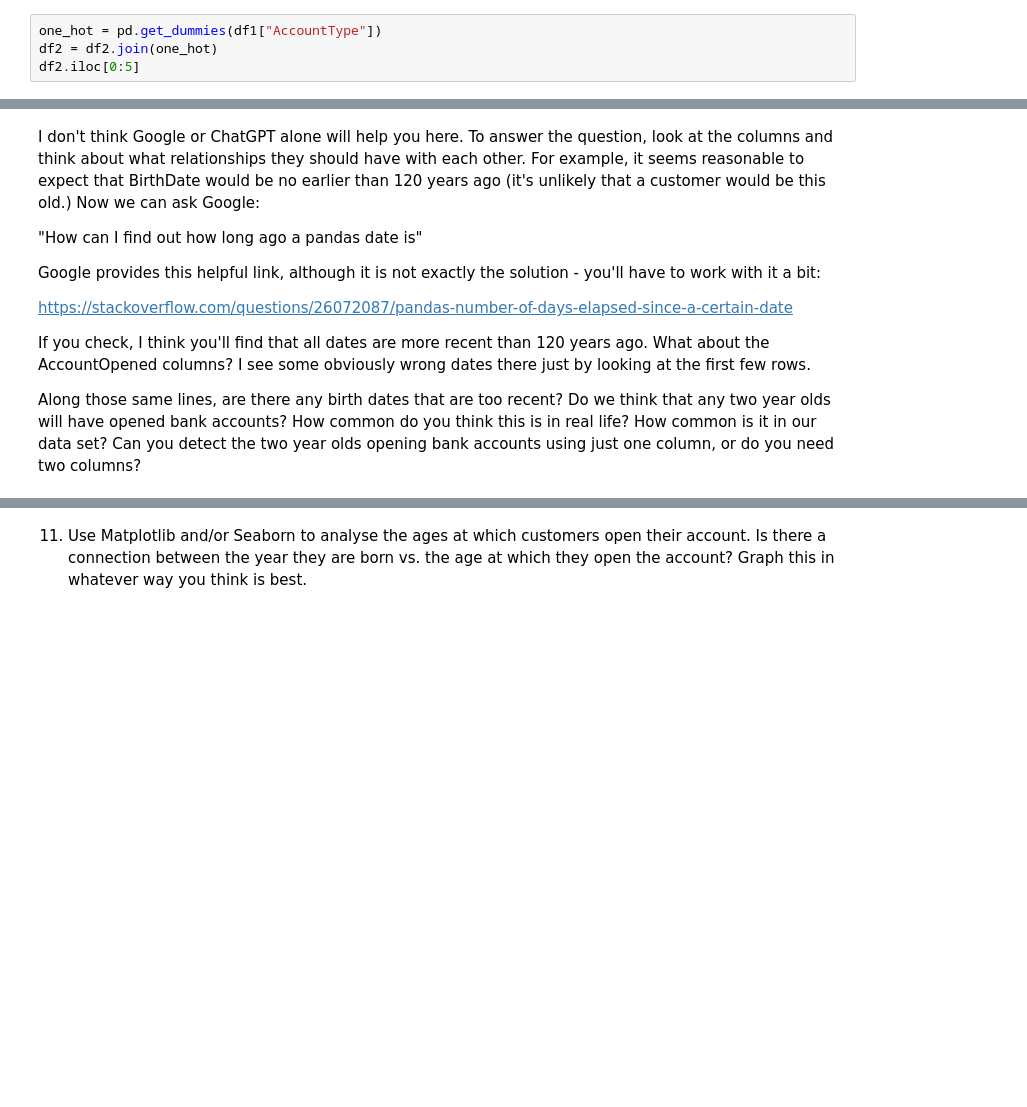
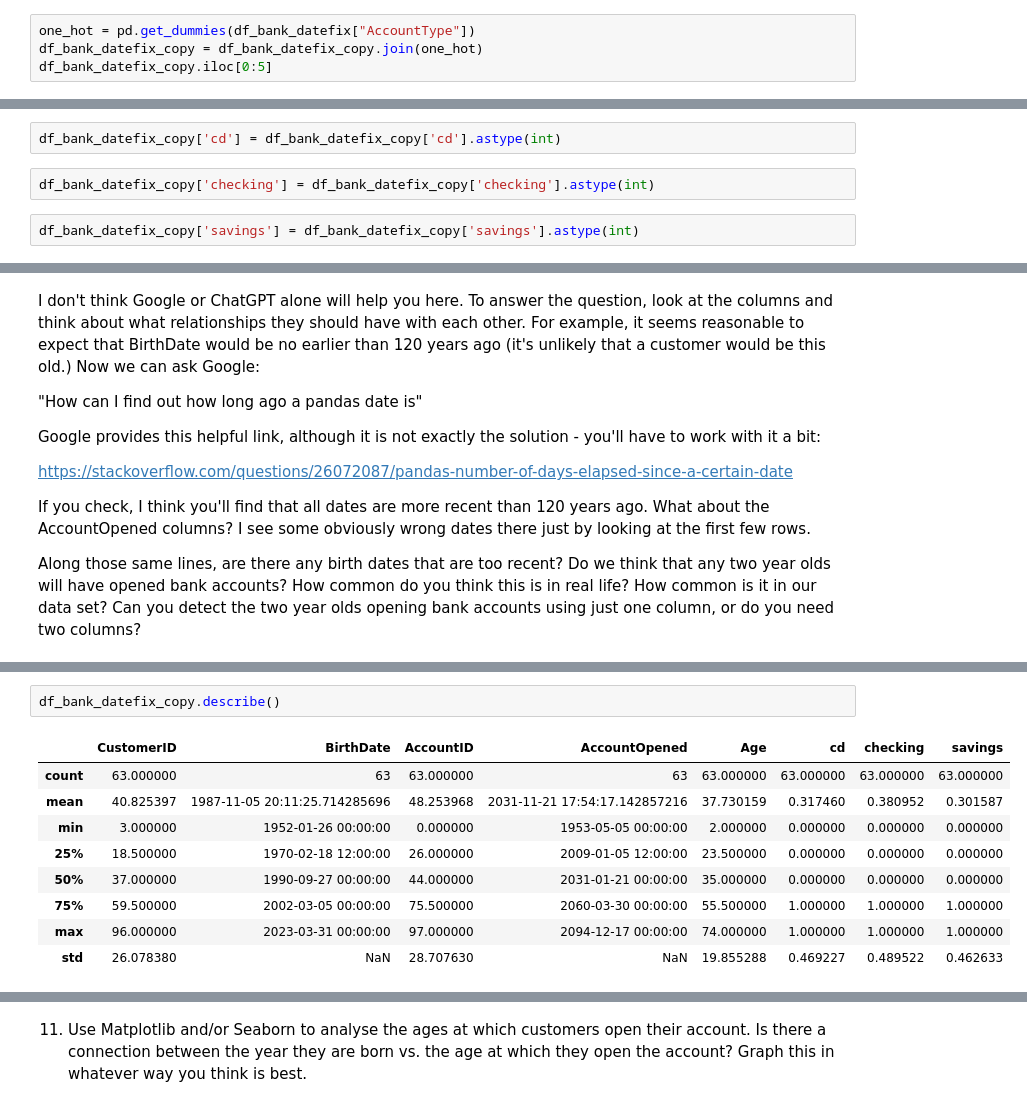
Before and after one commit to Haleymussary00/Module-B-semester-2, a Jupyter notebook: Week1.ipynb, the cells around one changed output, grey strips where cells are left out. Drawn from its saved outputs; the diff is of its cells as text; blank space fills up the shorter version.

```diff
--- a/Week1.ipynb
+++ b/Week1.ipynb
@@ -549,4 +546,4 @@ Suggested Google search or ChatGPT prompt: "how can I find out the mean, median,
 # %%
-one_hot = pd.get_dummies(df1["AccountType"])
-df2 = df2.join(one_hot)
-df2.iloc[0:5]
+one_hot = pd.get_dummies(df_bank_datefix["AccountType"])
+df_bank_datefix_copy = df_bank_datefix_copy.join(one_hot)
+df_bank_datefix_copy.iloc[0:5]
@@ -555,3 +579,9 @@ Now, change the cd, checking, and savings columns into integers.
+# %%
+df_bank_datefix_copy['cd'] = df_bank_datefix_copy['cd'].astype(int)
+# %%
+df_bank_datefix_copy['checking'] = df_bank_datefix_copy['checking'].astype(int)
+# %%
+df_bank_datefix_copy['savings'] = df_bank_datefix_copy['savings'].astype(int)
 # %% [markdown]
 10. Are there any other data values that do not seem right?  If not, give an example?
 # %% [markdown]
@@ -568,0 +619,12 @@ Along those same lines, are there any birth dates that are too recent?  Do we th
+# %%
+df_bank_datefix_copy.describe()
+# %% [output]
+|  | CustomerID | BirthDate | AccountID | AccountOpened | Age | cd | checking | savings |
+| count | 63.000000 | 63 | 63.000000 | 63 | 63.000000 | 63.000000 | 63.000000 | 63.000000 |
+| mean | 40.825397 | 1987-11-05 20:11:25.714285696 | 48.253968 | 2031-11-21 17:54:17.142857216 | 37.730159 | 0.317460 | 0.380952 | 0.301587 |
+| min | 3.000000 | 1952-01-26 00:00:00 | 0.000000 | 1953-05-05 00:00:00 | 2.000000 | 0.000000 | 0.000000 | 0.000000 |
+| 25% | 18.500000 | 1970-02-18 12:00:00 | 26.000000 | 2009-01-05 12:00:00 | 23.500000 | 0.000000 | 0.000000 | 0.000000 |
+| 50% | 37.000000 | 1990-09-27 00:00:00 | 44.000000 | 2031-01-21 00:00:00 | 35.000000 | 0.000000 | 0.000000 | 0.000000 |
+| 75% | 59.500000 | 2002-03-05 00:00:00 | 75.500000 | 2060-03-30 00:00:00 | 55.500000 | 1.000000 | 1.000000 | 1.000000 |
+| max | 96.000000 | 2023-03-31 00:00:00 | 97.000000 | 2094-12-17 00:00:00 | 74.000000 | 1.000000 | 1.000000 | 1.000000 |
+| std | 26.078380 | NaN | 28.707630 | NaN | 19.855288 | 0.469227 | 0.489522 | 0.462633 |
```
Also changed, not shown: parts of 8 cells of this notebook.
